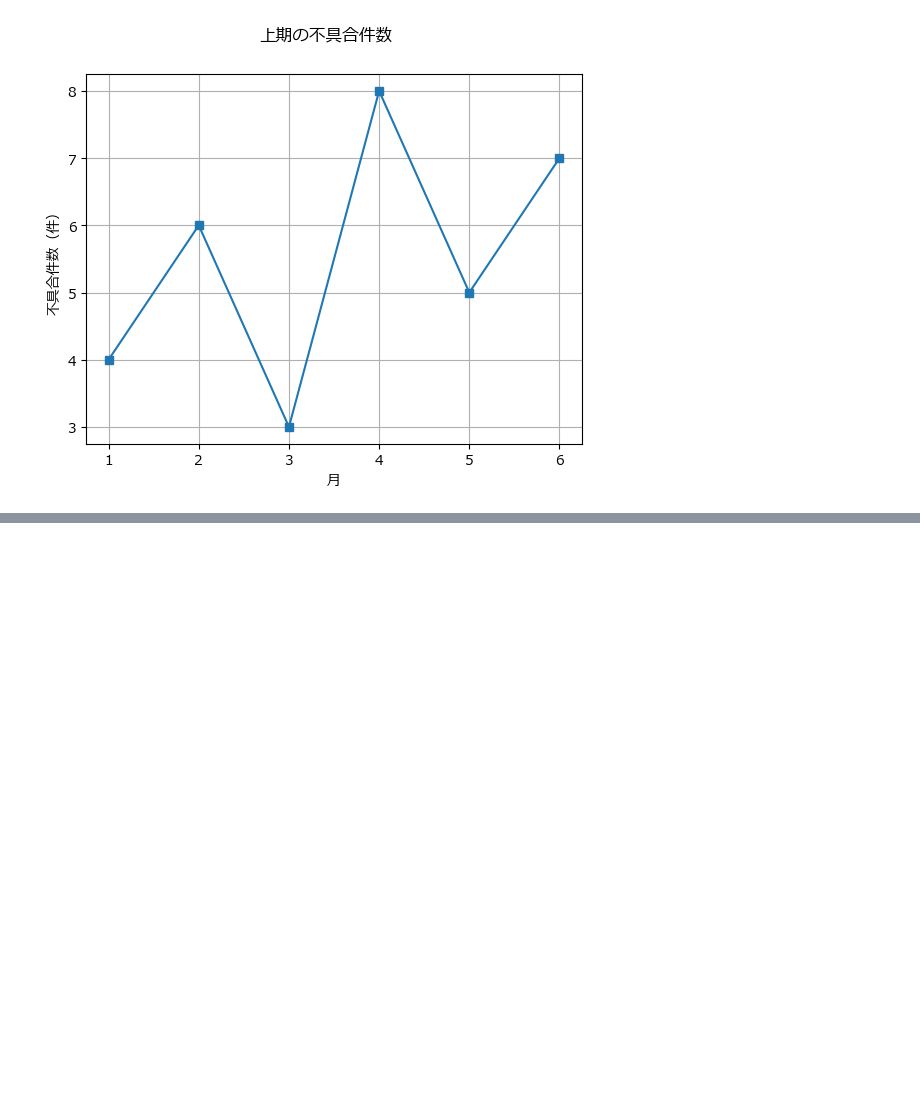
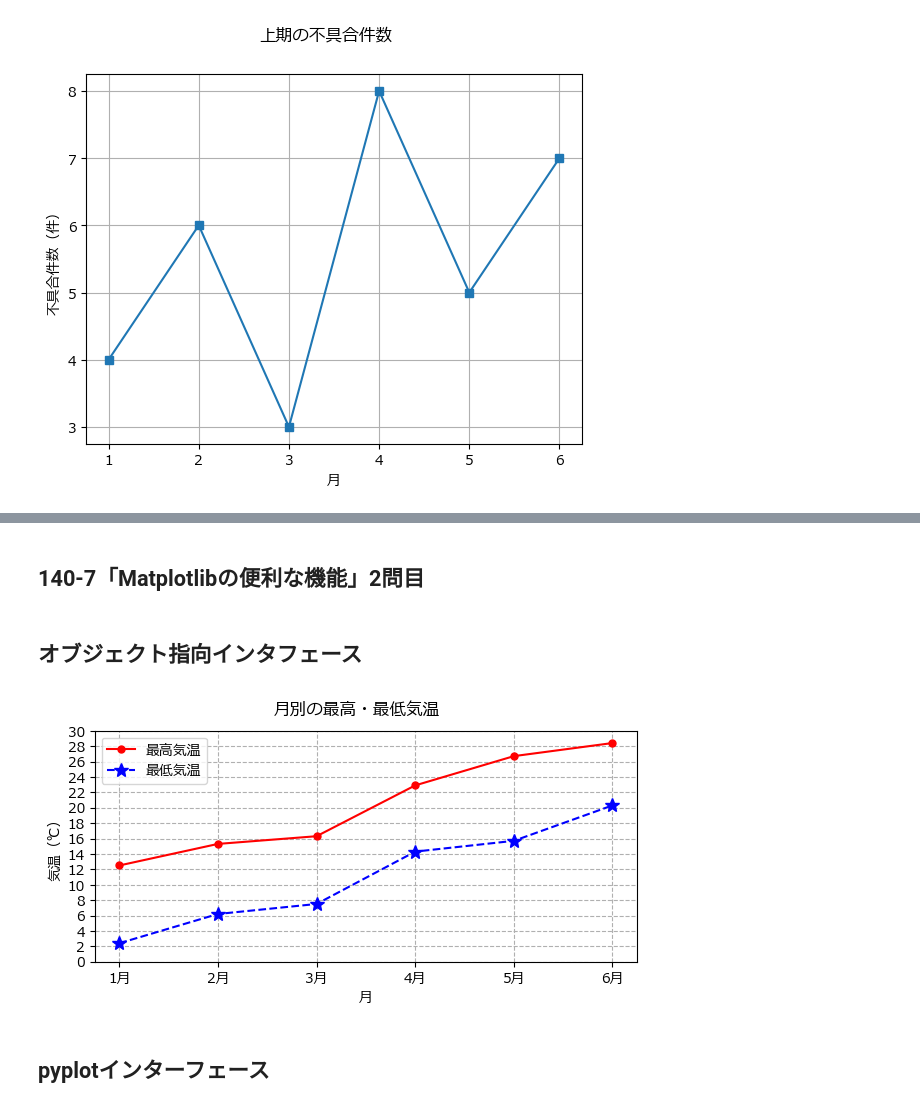
Before and after one commit to kjfarm1225/pyq_practice, a Jupyter notebook: 140_7_matplotlib_useful_features/140-7_matplotlib_useful_features.ipynb, the cells around one changed output, grey strips where cells are left out. Cells and saved outputs as stored; diff of their text form; code cells hidden in the pictures; blank space fills up the shorter version.

```diff
--- a/140_7_matplotlib_useful_features/140-7_matplotlib_useful_features.ipynb
+++ b/140_7_matplotlib_useful_features/140-7_matplotlib_useful_features.ipynb
@@ -94,3 +94,45 @@ fig.savefig("defect_report.png")
 <img src="defect_report.png">
 # %% [output]
 [interactive output not drawn]
+# %% [markdown]
+## 140-7「Matplotlibの便利な機能」2問目
+# %% [markdown]
+## オブジェクト指向インタフェース
+# %%
+import matplotlib.pyplot as plt
+%matplotlib inline
+
+plt.rcParams["font.family"] = "Meiryo"
+# %%
+x_months = [1, 2, 3, 4, 5, 6]
+y_temps_max = [12.5, 15.3, 16.3, 22.9, 26.7, 28.4]
+y_temps_min = [2.4, 6.2, 7.5, 14.3, 15.7, 20.3]
+
+y_ticks = range(0, 31, 2)
+x_ticks_labels = [f"{x+1}月" for x in range(6)]
+# %%
+fig, ax = plt.subplots(figsize=(7, 3))
+
+ax.plot(x_months, y_temps_max, label="最高気温",
+         color="red",
+         marker=".", markersize=10)
+
+ax.plot(x_months, y_temps_min, label="最低気温",
+         color="blue",
+          marker="*", markersize=10,
+           linestyle="--")
+
+ax.grid(True, linestyle="--")
+ax.set_yticks(y_ticks)
+ax.set_xticks(x_months,
+              labels=x_ticks_labels)
+
+fig.suptitle("月別の最高・最低気温")
+ax.set_xlabel("月")
+ax.set_ylabel("気温（℃）")
+ax.legend(loc="upper left")
+plt.show()
+# %% [output]
+[figure, added]
+# %% [markdown]
+## pyplotインターフェース
```
